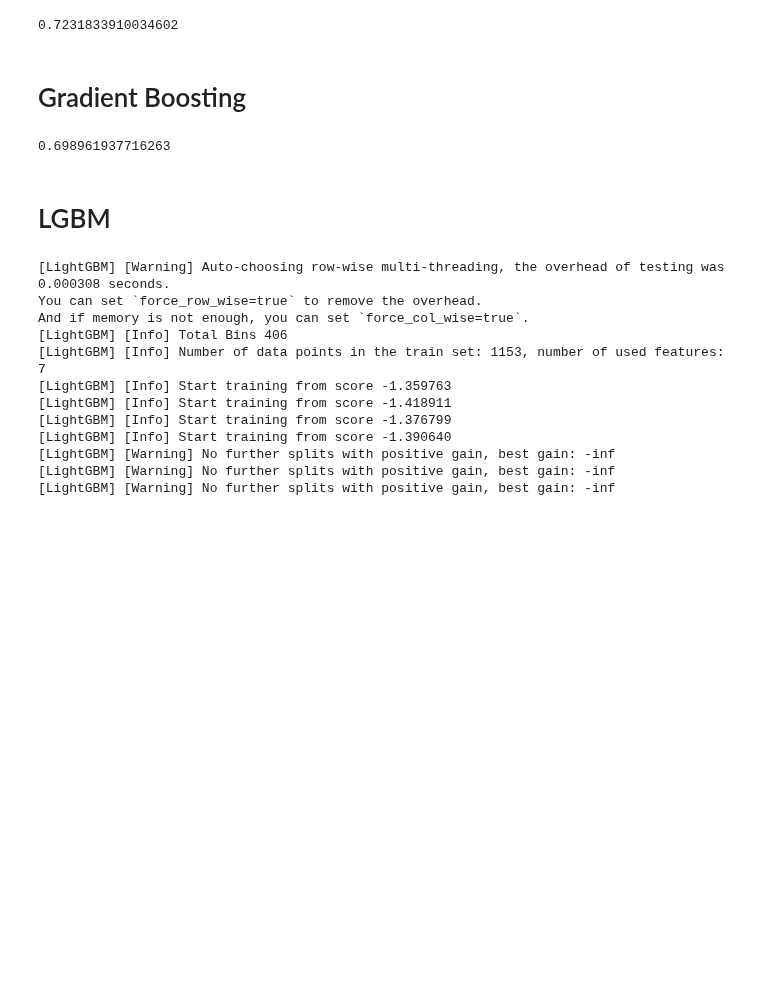
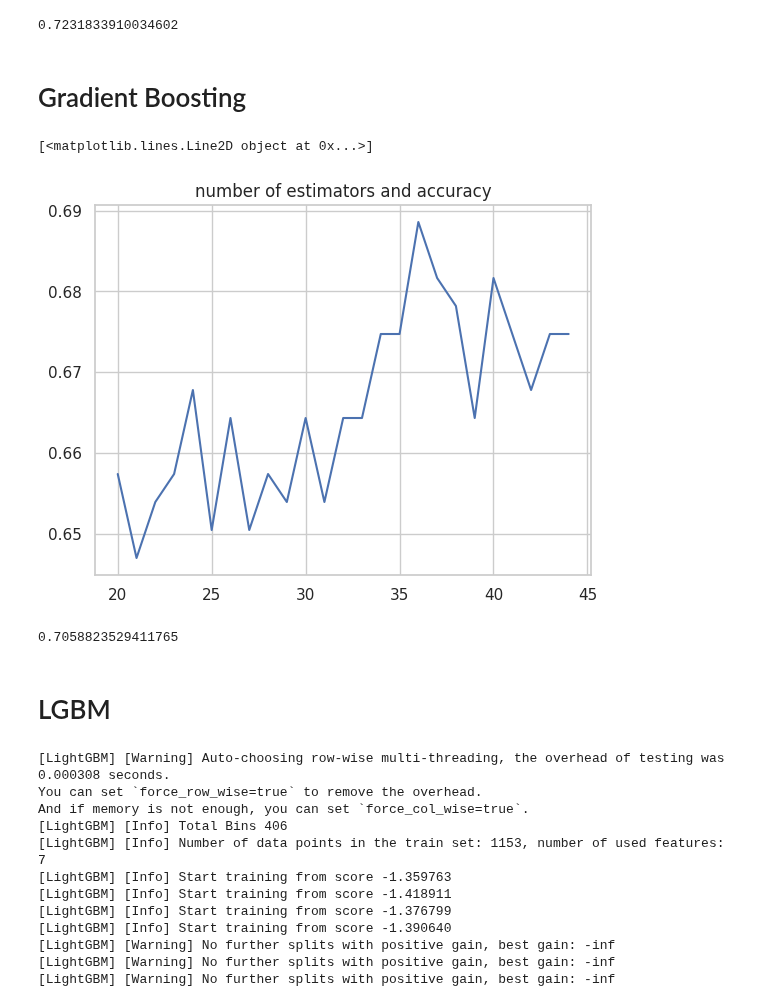
Before and after one commit to devinshende/learning-ml, a Jupyter notebook: classification.ipynb, the cells around one changed output. Cells and saved outputs as stored; diff of their text form; code cells hidden in the pictures; blank space fills up the shorter version.

Commit message:
plot for n estimators and learning rate

```diff
--- a/classification.ipynb
+++ b/classification.ipynb
@@ -274,15 +274,26 @@ accuracy_score(y_true=y_test,y_pred=pred["RandomForest"])
 # %%
 from sklearn.ensemble import GradientBoostingClassifier
 # ----------------- #
-n = 100
+n = 35
 # ----------------- #
-model = GradientBoostingClassifier(n_estimators = n)
-model = model.fit(X_train, y_train)
+
+ex, why = [], []
+for i in tqdm(range(20,45,1)):
+    model = GradientBoostingClassifier(max_depth=3, learning_rate=1, n_estimators = i)
+    model = model.fit(X_train, y_train)
+    s = accuracy_score(y_true=y_test,y_pred=model.predict(X_test))
+    ex.append(i)
+    why.append(s)
+plt.title("number of estimators and accuracy")
+plt.plot(ex,why)
+# %% [output]
+[<matplotlib.lines.Line2D object at 0x...>]
+[figure, added]
 # %%
 pred["GradientBoosting"] = model.predict(X_test)
 accuracy_score(y_true=y_test,y_pred=pred["GradientBoosting"])
 # %% [output]
-0.698961937716263
+0.7058823529411765
 # %% [markdown]
 # LGBM
 # %%
```
Also changed, not shown: parts of 7 cells of this notebook.
